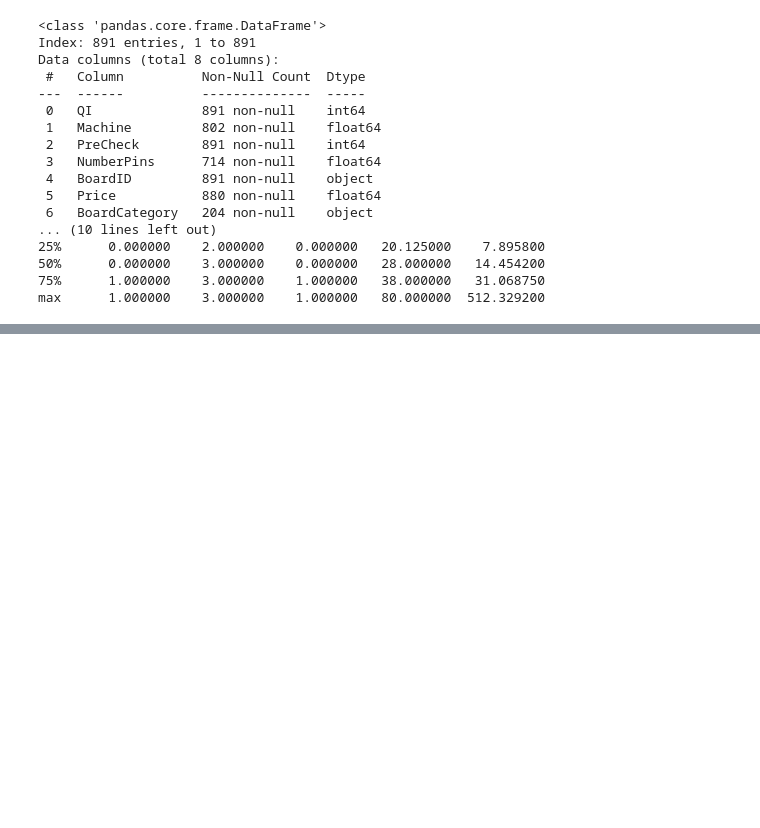
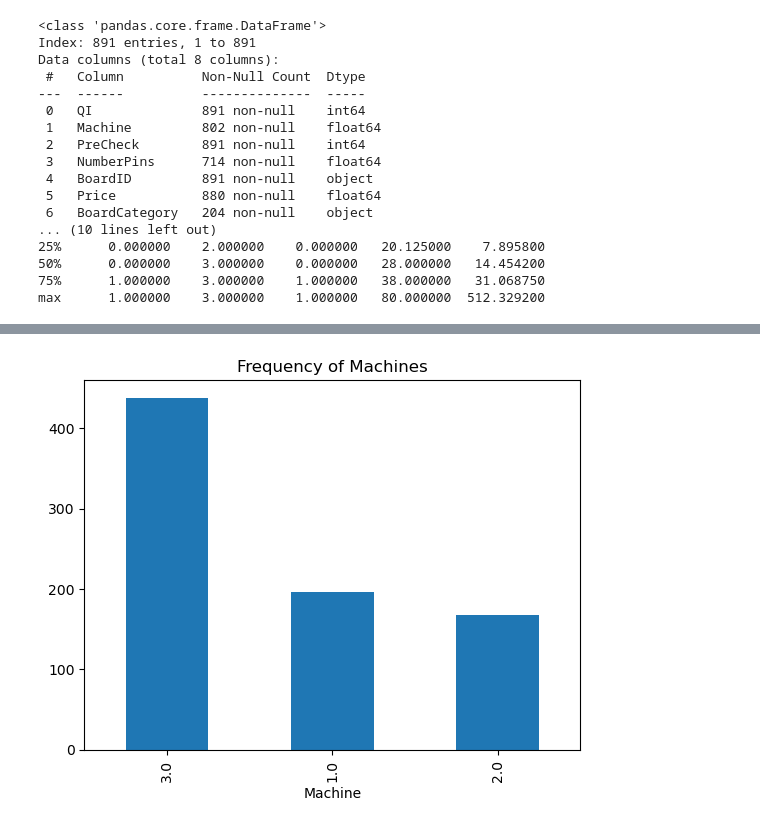
Before and after one commit to alexander385/datascience_health, a Jupyter notebook: health.ipynb, the cells around one changed output, grey strips where cells are left out. Saved outputs shown, nothing was run; the diff lists cells and outputs as text; code cells hidden in the pictures; blank space fills up the shorter version.

```diff
--- a/health.ipynb
+++ b/health.ipynb
@@ -98,0 +115,10 @@ max       NaN      NaN       NaN   80.000000     NaN  512.329200
+# %%
+nan_summary = df.isnull().sum().to_frame(name='Missing Value')
+non_nan_summary = df.notnull().sum().to_frame(name='No Missing Value')
+total_rows = len(df)
+nan_percentage = (nan_summary / total_rows * 100).round(2)
+nan_percentage.columns = ['Relative Missing Values']
+contingency_table = pd.concat([nan_summary, non_nan_summary, nan_percentage], axis=1)
+print(contingency_table)
+
+df['NumberPins'].fillna(df['NumberPins'].mean(), inplace=True)
@@ -98,0 +134,5 @@ max       NaN      NaN       NaN   80.000000     NaN  512.329200
+# %%
+df['Machine'].value_counts().plot(kind='bar', title="Frequency of Machines")
+plt.show()
+# %% [output]
+[figure, added]
```
Also changed, not shown: parts of 10 cells of this notebook.
